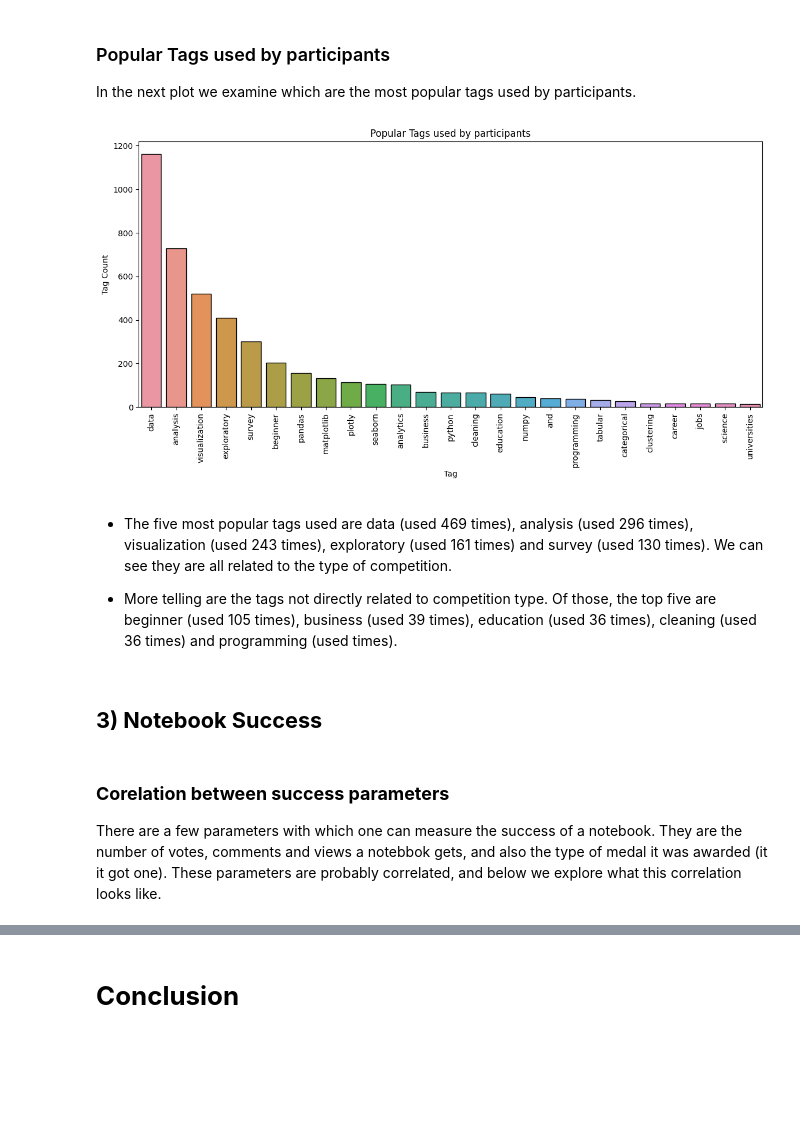
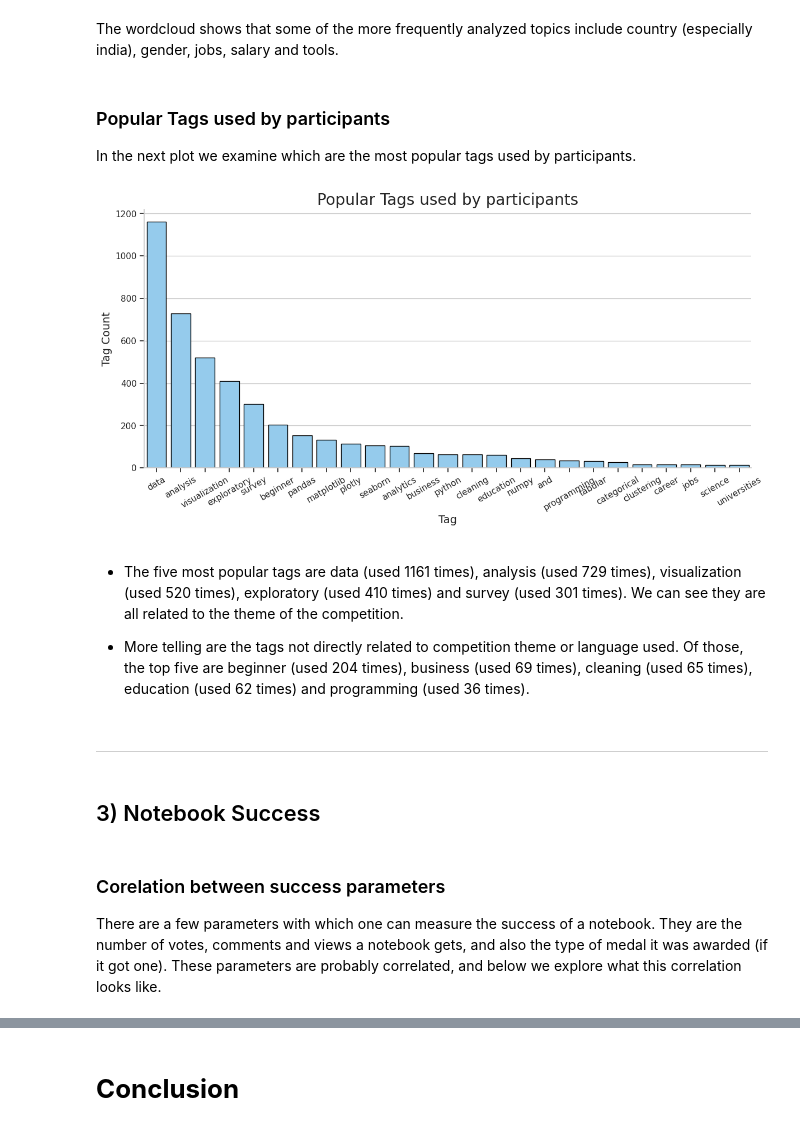
Before and after one commit to moratsam/kaggle-survey-2022, a Jupyter notebook: Kaggle_Survey_2022.ipynb, the cells around one changed output, grey strips where cells are left out. Saved outputs shown, nothing was run; the diff lists cells and outputs as text; code cells hidden in the pictures; blank space fills up the shorter version.

```diff
--- a/Kaggle_Survey_2022.ipynb
+++ b/Kaggle_Survey_2022.ipynb
@@ -234,0 +281,30 @@ plt.show()
+# %%
+custom_params = {"axes.spines.right": False, "axes.spines.top": False}
+sns.set_theme(style="whitegrid", rc=custom_params)
+libs_arr = []
+for index, row in cleaned_kernels_df.iterrows():
+        libs_arr.append(row['libs'])
+
+libs = ' '.join(libs_arr).translate(str.maketrans('', '', string.punctuation)).split()
+libs_count = Counter(libs)
+
+libs_df = pd.DataFrame(libs_count.items(), columns = ['Library', 'Library Count'])
+libs_df = libs_df.sort_values(by=['Library Count'], ascending = False).head(25)
+
+
+custom_params = {"axes.spines.right": False, "axes.spines.top": False}
+sns.set_theme(style="whitegrid", rc=custom_params)
+plt.figure(figsize=(14,6))
+
+libs_plot = sns.barplot(data=libs_df,
+                        x='Library',
+                        y='Library Count',
+                        edgecolor='black',
+                        color='rosybrown')
+plt.xticks(rotation=30)
+plt.title('Popular Libraries used by participants',fontsize=20)
+plt.xlabel('Library', fontsize=14);
+plt.ylabel('Library Count', fontsize=14)
+plt.tick_params(bottom=True, left=True)
+
+plt.show()
@@ -235,35 +335,46 @@ plt.show()
+# %% [markdown]
+The wordcloud shows that some of the more frequently analyzed topics include country (especially india), gender, jobs, salary and tools.
 # %% [markdown]
 ### Popular Tags used by participants
 In the next plot we examine which are the most popular tags used by participants.
 # %%
 tags_arr = []
-for index, row in df.iterrows():
+for index, row in cleaned_kernels_df.iterrows():
         tags_arr.append(row['tags'])
 
 tags = ' '.join(tags_arr).translate(str.maketrans('', '', string.punctuation)).split()
 tags_count = Counter(tags)
 
 tags_df = pd.DataFrame(tags_count.items(), columns = ['Tag', 'Tag Count'])
 tags_df = tags_df.sort_values(by=['Tag Count'], ascending = False).head(25)
 
+custom_params = {"axes.spines.right": False, "axes.spines.top": False}
+sns.set_theme(style="whitegrid", rc=custom_params)
 plt.figure(figsize=(14,6))
+
 tags_plot = sns.barplot(data=tags_df,
                         x='Tag',
                         y='Tag Count',
-                        edgecolor='black')
-plt.xticks(rotation=90)
-tags_plot.set(title='Popular Tags used by participants')
+                        edgecolor='black',
+                       color='lightskyblue')
+plt.xticks(rotation=30)
+plt.title('Popular Tags used by participants',fontsize=20)
+plt.xlabel('Tag', fontsize=14);
+plt.ylabel('Tag Count', fontsize=14)
+plt.tick_params(bottom=True, left=True)
 
 plt.show()
 # %% [output]
-[figure, old version]
+[figure, new version]
 # %% [markdown]
-- The five most popular tags used are data (used 469 times), analysis (used 296 times), visualization (used 243 times), exploratory (used 161 times) and survey (used 130 times). We can see they are all related to the type of competition.
+- The five most popular tags are data (used 1161 times), analysis (used 729 times), visualization (used 520 times), exploratory (used 410 times) and survey (used 301 times). We can see they are all related to the theme of the competition.
 
-- More telling are the tags not directly related to competition type. Of those, the top five are beginner (used 105 times), business (used 39 times), education (used 36 times), cleaning (used 36 times) and programming (used  times).
+- More telling are the tags not directly related to competition theme or language used. Of those, the top five are beginner (used 204 times), business (used 69 times), cleaning (used 65 times), education (used 62 times) and programming (used 36 times).
+# %% [markdown]
+---
 # %% [markdown]
-## **3) Notebook Success**
+## 3) Notebook Success
 # %% [markdown]
-### **Corelation between success parameters**
-There are a few parameters with which one can measure the success of a notebook. They are the number of votes, comments and views a notebbok gets, and also the type of medal it was awarded (it it got one). These parameters are probably correlated, and below we explore what this correlation looks like.
+### Corelation between success parameters
+There are a few parameters with which one can measure the success of a notebook. They are the number of votes, comments and views a notebook gets, and also the type of medal it was awarded (if it got one). These parameters are probably correlated, and below we explore what this correlation looks like.
 # %%
```
Also changed, not shown: parts of 77 cells of this notebook, 3 other files.
